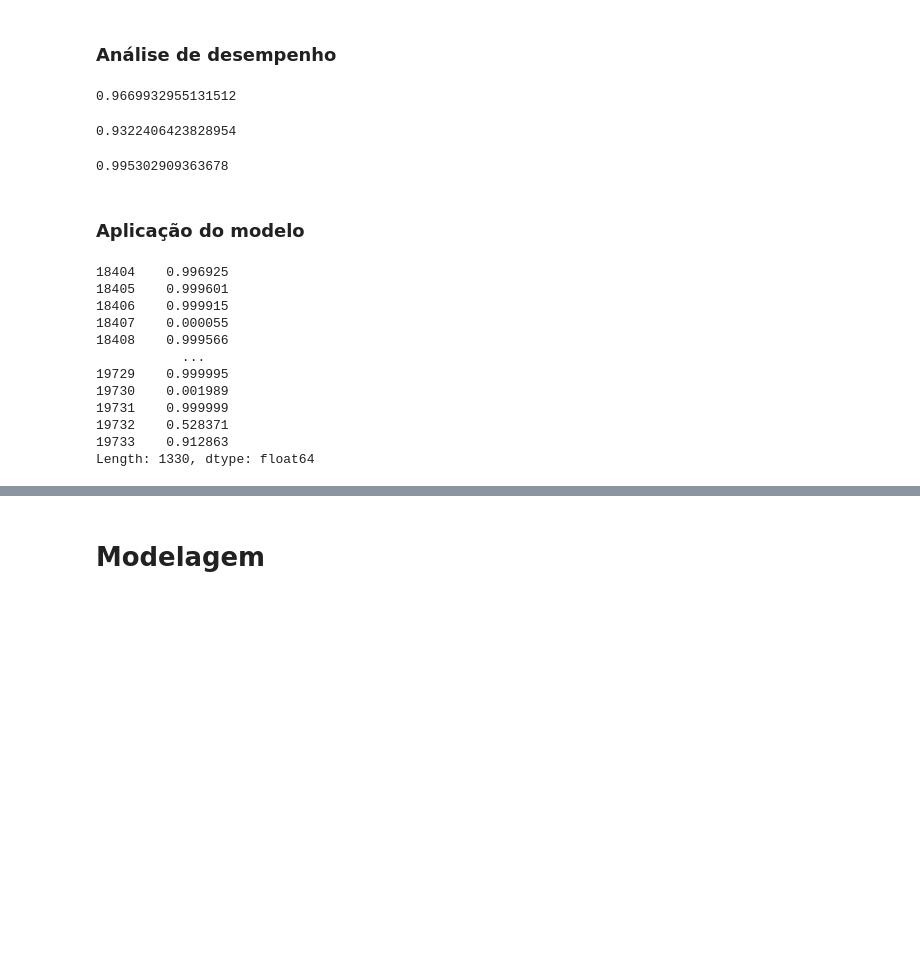
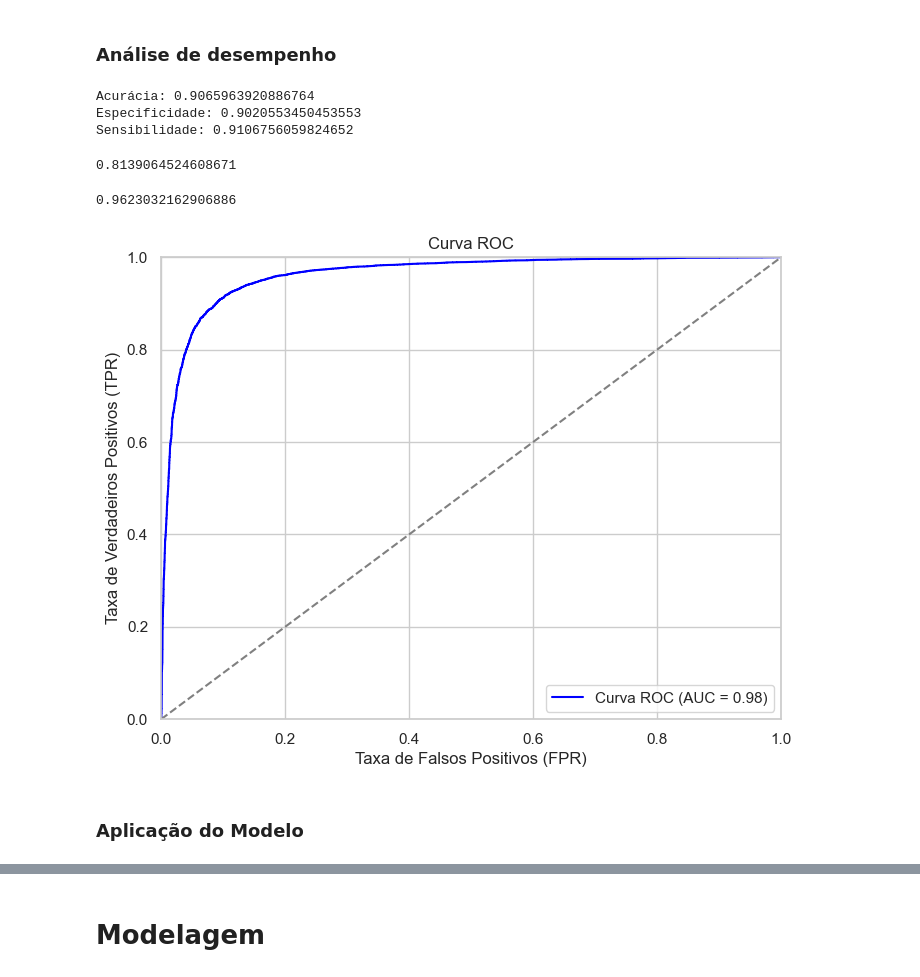
Before and after one commit to Mitysuo/LeagueOfLegendsDataLab, a Jupyter notebook: analysis.ipynb, the cells around one changed output, grey strips where cells are left out. Drawn from its saved outputs; the diff is of its cells as text; code cells hidden in the pictures; blank space fills up the shorter version.

```diff
--- a/analysis.ipynb
+++ b/analysis.ipynb
@@ -76,0 +79,19 @@ for col in lane_columns:
+# %%
+# Variáveis Categóricas
+cols_cat = data.select_dtypes(include=['object', 'category']).columns
+determ = []
+for col in cols_cat:
+    uniq = data.groupby(col)['win'].nunique()
+    if (uniq == 1).all():
+        print(f"A variável '{col}' pode estar determinando 'win'")
+
+# Variáveis numéricas
+cols_num = data.select_dtypes(include=[np.number]).columns
+for col in cols_num:
+    deterministico = data.groupby(col)['win'].nunique()
+    if (deterministico == 1).all():
+        print(f"A variável '{col}' pode estar determinando 'win'.")
+
+# Identificar se há uma combinação única que determina 'win'
+possivel_deterministica = data.drop('win', axis=1).duplicated().any()
+print(f"Existe uma relação determinística? {not possivel_deterministica}")
@@ -350,7 +440,9 @@ remove_cols = ['total_assist_me_pings_diff', '200_MIDDLE_CLASS', '200_UTILITY_CL
                'total_get_back_pings_diff', 'avg_vision_score_diff', 'total_push_pings_diff',
                '100_BOTTOM_CLASS', 'total_enemy_vision_pings_diff', 'avg_summoner_level_diff',
                'avg_rune_pick_rate_diff', 'total_consumables_purchased_diff',
-               'total_detector_wards_placed_diff', 'total_all_in_pings_diff'
+               'total_detector_wards_placed_diff', 'total_all_in_pings_diff', 'total_kills_diff',
+               'total_damage_dealt_to_champions_diff', 'total_time_spent_dead_diff', 'total_assists_diff',
+               '100_TOP_CLASS', 'avg_kda_diff', 'baronKills_diff', 'avg_longest_time_spent_living_diff'
               ]
 data_train = data_train.drop(columns = remove_cols)
 # %%
@@ -413,58 +505,59 @@ print(vif)
 ### Aplicação do modelo e definição de resposta predita
 # %%
 # Aplicação do modelo na base
-data_train['probabilidade'] = model.predict()
+data_train['prob'] = model.predict()
 
 # Definição de ponto de corte
 ponto_corte = data_train['win'].mean()
 print(f'Ponto de corte: {ponto_corte}')
 
 # Definição da resposta predita pelo modelo
-data_train['predito'] = (data_train['probabilidade'] > ponto_corte).astype(int)
+data_train['pred'] = (data_train['prob'] > ponto_corte).astype(int)
 # %% [output]
 Ponto de corte: 0.5267876548576397
 # %% [markdown]
 ### Análise de desempenho
 # %%
 # Tabela de classificação
-tabela = pd.crosstab(data_train['win'], data_train['predito'])
+table = pd.crosstab(data_train['win'], data_train['pred'])
 
 # Acurácia
-(tabela.iloc[0,0] + tabela.iloc[1,1]) / tabela.sum().sum()
+print(f'Acurácia: {(table.iloc[0,0] + table.iloc[1,1]) / table.sum().sum()}')
 
 # Especificidade
-tabela.iloc[0,0] / (tabela.iloc[0,0] + tabela.iloc[0,1])
+print(f'Especificidade: {table.iloc[0,0] / (table.iloc[0,0] + table.iloc[0,1])}')
 
 # Sensibilidade
-tabela.iloc[1,1] / (tabela.iloc[1,0] + tabela.iloc[1,1])
+print(f'Sensibilidade: {table.iloc[1,1] / (table.iloc[1,0] + table.iloc[1,1])}')
 # %% [output]
-0.9669932955131512
+Acurácia: 0.9065963920886764
+Especificidade: 0.9020553450453553
+Sensibilidade: 0.9106756059824652
 # %%
 # KS
-fpr, tpr, _ = roc_curve(data_train['win'], data_train['probabilidade'])
+fpr, tpr, _ = roc_curve(data_train['win'], data_train['prob'])
 max(tpr - fpr)
 # %% [output]
-0.9322406423828954
+0.8139064524608671
 # %%
 # AUC
-roc_auc_score(data_train['win'], data_train['probabilidade'])
+roc_auc_score(data_train['win'], data_train['prob'])
 # %% [output]
-0.995302909363678
+0.9623032162906886
+# %%
+# Plotar a curva ROC
+plt.figure(figsize=(8, 6))
+plt.plot(fpr, tpr, color='blue', label=f'Curva ROC (AUC = {roc_auc:.2f})')
+plt.plot([0, 1], [0, 1], color='gray', linestyle='--')  # Linha de referência
+plt.xlim([0.0, 1.0])
+plt.ylim([0.0, 1.0])
+plt.xlabel('Taxa de Falsos Positivos (FPR)')
+plt.ylabel('Taxa de Verdadeiros Positivos (TPR)')
+plt.title('Curva ROC')
+plt.legend(loc='lower right')
+plt.grid(True)
+plt.show()
+# %% [output]
+[figure, added]
 # %% [markdown]
-### Aplicação do modelo
+### Aplicação do Modelo
-# %%
-# Aplicação do modelo
-model.predict(data_validation)
-# %% [output]
-18404    0.996925
-18405    0.999601
-18406    0.999915
-18407    0.000055
-18408    0.999566
-           ...
-19729    0.999995
-19730    0.001989
-19731    0.999999
-19732    0.528371
-19733    0.912863
-Length: 1330, dtype: float64
```
Also changed, not shown: parts of 9 cells of this notebook, 2 other files.
